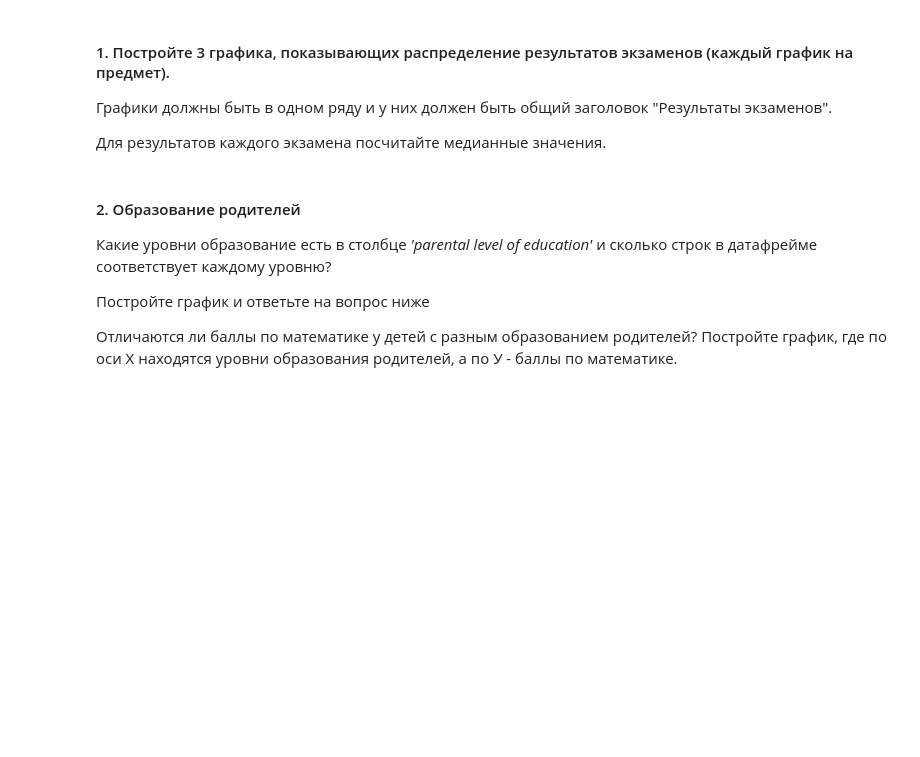
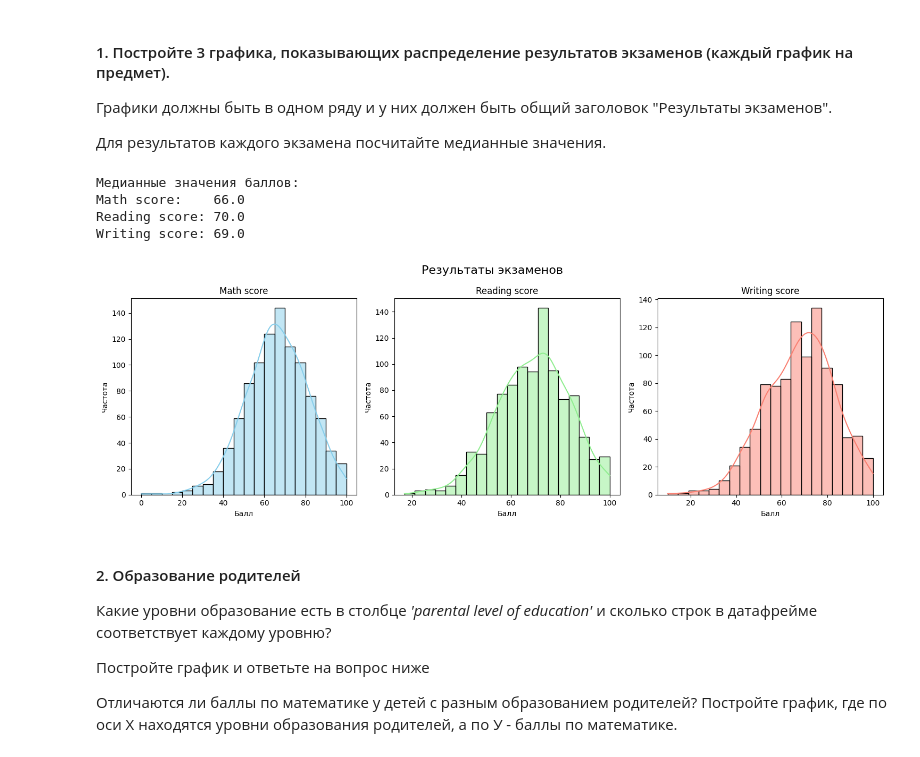
Before and after one commit to Lucaschewitch/Machine-Learning, a Jupyter notebook: Самойлова_В_А_Практическая_работа_№5_Библиотека_Pandas.ipynb, the cells around one changed output. Saved outputs shown, nothing was run; the diff lists cells and outputs as text; code cells hidden in the pictures; blank space fills up the shorter version.

```diff
--- a/Самойлова_В_А_Практическая_работа_№5_Библиотека_Pandas.ipynb
+++ b/Самойлова_В_А_Практическая_работа_№5_Библиотека_Pandas.ipynb
@@ -571,14 +616,10 @@ if colab:
+# %%
+url = "https://raw.githubusercontent.com/rashida048/Datasets/master/StudentsPerformance.csv"
+df = pd.read_csv(url)
 # %% [markdown]
 В этом задании Вам предлагается провести визуальный анализ датасета результатов экзаменов студентов  https://www.kaggle.com/spscientist/students-performance-in-exams.
 # %% [markdown]
 Исходные данные загрузите самостоятельно!
-# %%
-if colab:
-    df = pd.read_csv('/content/drive/My Drive/Data/StudentsPerformance.csv')
-else:
-    df = pd.read_csv("../../data/StudentsPerformance.csv")
-
-df
 # %% [markdown]
 ### Ход задания:
 # %% [markdown]
@@ -588,6 +629,38 @@ df
 Графики должны быть в одном ряду и у них должен быть общий заголовок "Результаты экзаменов".
 
 Для результатов каждого экзамена посчитайте медианные значения.
+# %%
+print("\nМедианные значения баллов:")
+print(f"Math score:    {df['math score'].median():.1f}")
+print(f"Reading score: {df['reading score'].median():.1f}")
+print(f"Writing score: {df['writing score'].median():.1f}")
+
+fig, axes = plt.subplots(1, 3, figsize=(15, 5))
+fig.suptitle('Результаты экзаменов', fontsize=16)
+
+sns.histplot(df['math score'], kde=True, ax=axes[0], color='skyblue', bins=20)
+axes[0].set_title('Math score')
+axes[0].set_xlabel('Балл')
+axes[0].set_ylabel('Частота')
+
+sns.histplot(df['reading score'], kde=True, ax=axes[1], color='lightgreen', bins=20)
+axes[1].set_title('Reading score')
+axes[1].set_xlabel('Балл')
+axes[1].set_ylabel('Частота')
+
+sns.histplot(df['writing score'], kde=True, ax=axes[2], color='salmon', bins=20)
+axes[2].set_title('Writing score')
+axes[2].set_xlabel('Балл')
+axes[2].set_ylabel('Частота')
+
+plt.tight_layout()
+plt.show()
+# %% [output]
+Медианные значения баллов:
+Math score:    66.0
+Reading score: 70.0
+Writing score: 69.0
+[figure, added]
 # %% [markdown]
 #### 2. Образование родителей
 Какие уровни образование есть в столбце *'parental level of education'* и сколько строк в датафрейме соответствует каждому уровню?
```
Also changed, not shown: parts of 22 cells of this notebook.
